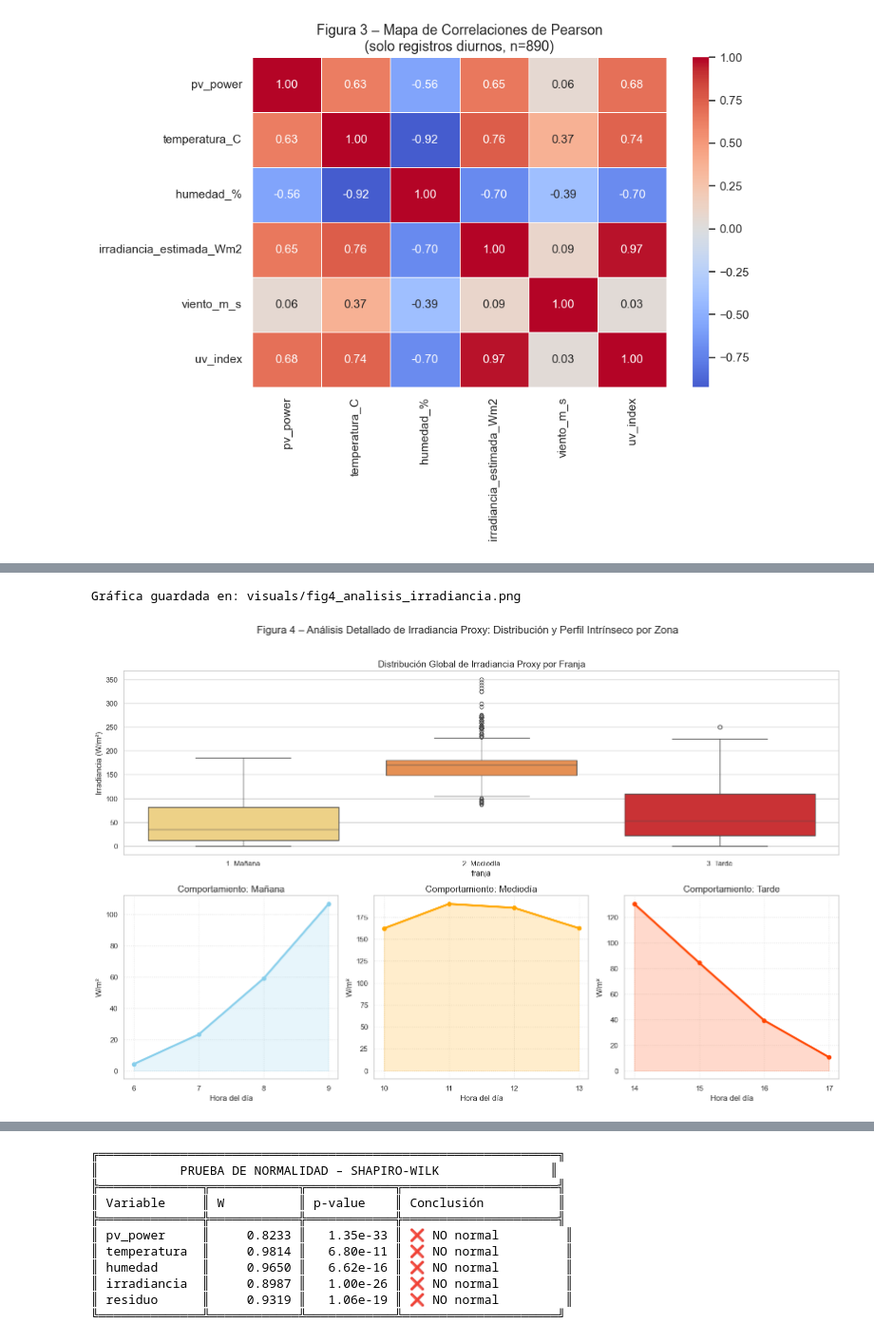
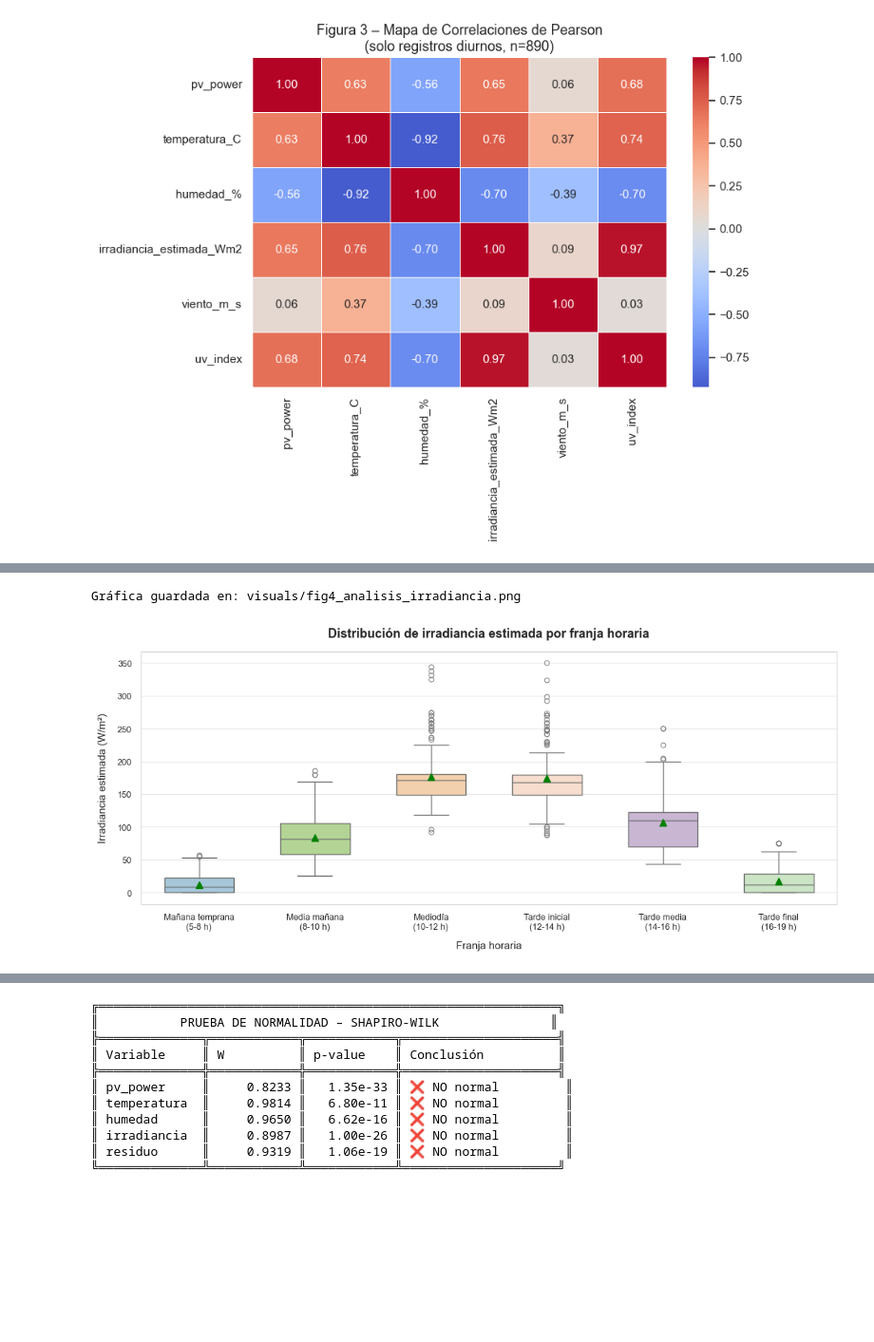
Before and after one commit to MaleBrochero/Bengali, a Jupyter notebook: Jupyter/Caso_Estudio_Solar_Malambo.ipynb, the cells around one changed output, grey strips where cells are left out. Shown at 95% size. Drawn from its saved outputs; the diff is of its cells as text; code cells hidden in the pictures; blank space fills up the shorter version.

```diff
--- a/Jupyter/Caso_Estudio_Solar_Malambo.ipynb
+++ b/Jupyter/Caso_Estudio_Solar_Malambo.ipynb
@@ -250,48 +250,70 @@ Analizaremos la distribución de la irradiancia proxy por franjas horarias para
 # %%
 def categorizar_franja(h):
-    if 6 <= h < 10: return '1. Mañana'
-    elif 10 <= h < 14: return '2. Mediodía'
-    elif 14 <= h < 18: return '3. Tarde'
-    else: return '4. Noche'
+    if 5 <= h < 8:
+        return 'Mañana temprana\n(5-8 h)'
+    elif 8 <= h < 10:
+        return 'Media mañana\n(8-10 h)'
+    elif 10 <= h < 12:
+        return 'Mediodía\n(10-12 h)'
+    elif 12 <= h < 14:
+        return 'Tarde inicial\n(12-14 h)'
+    elif 14 <= h < 16:
+        return 'Tarde media\n(14-16 h)'
+    elif 16 <= h < 19:
+        return 'Tarde final\n(16-19 h)'
+    else:
+        return 'Noche'
 
 df['franja'] = df['hora'].apply(categorizar_franja)
-df_diurno = df[df['franja'] != '4. Noche'].copy()
+df_diurno = df[df['franja'] != 'Noche'].copy()
 
-# Configuración de la figura con subplots complejos
-fig = plt.figure(figsize=(16, 10))
-gs = fig.add_gridspec(2, 3)
+orden_franjas = [
+    'Mañana temprana\n(5-8 h)',
+    'Media mañana\n(8-10 h)',
+    'Mediodía\n(10-12 h)',
+    'Tarde inicial\n(12-14 h)',
+    'Tarde media\n(14-16 h)',
+    'Tarde final\n(16-19 h)'
+]
 
-# 1. Diagrama de Caja y Bigotes (Ocupa la fila superior)
-ax_box = fig.add_subplot(gs[0, :])
-sns.boxplot(ax=ax_box, x='franja', y='irradiancia_estimada_Wm2', data=df_diurno, palette='YlOrRd')
-ax_box.set_title('Distribución Global de Irradiancia Proxy por Franja')
-ax_box.set_ylabel('Irradiancia (W/m²)')
+colores = ['#9ecae1', '#b2df8a', '#fdd0a2', '#fddbc7', '#cab2d6', '#c7e9c0']
 
-# 2. Gráficos de Línea Independientes por Zona (Fila inferior)
-franjas = ['1. Mañana', '2. Mediodía', '3. Tarde']
-colores = ['skyblue', 'orange', 'orangered']
+fig, ax = plt.subplots(figsize=(11, 5))
 
-for i, franja in enumerate(franjas):
-    ax = fig.add_subplot(gs[1, i])
-    data_f = df_diurno[df_diurno['franja'] == franja]
-    # Perfil horario promedio dentro de la franja
-    perfil_f = data_f.groupby('hora')['irradiancia_estimada_Wm2'].mean()
-    ax.plot(perfil_f.index, perfil_f.values, marker='o', color=colores[i], linewidth=3)
-    ax.fill_between(perfil_f.index, perfil_f.values, alpha=0.2, color=colores[i])
+ax.set_facecolor('white')
+ax.grid(True, which='both', color='#e5e5e5', linestyle='-', linewidth=0.7, zorder=0)
+for spine in ax.spines.values():
+    spine.set_color('#d3d3d3')
+    spine.set_linewidth(0.8)
 
-    ax.set_title(f'Comportamiento: {franja.split(". ")[1]}')
-    ax.set_xlabel('Hora del día')
-    ax.set_ylabel('W/m²')
-    ax.set_xticks(perfil_f.index)
-    ax.grid(True, linestyle=':', alpha=0.6)
+flierprops = {'marker': 'o', 'markerfacecolor': 'none', 'markeredgecolor': 'grey', 'markersize': 5, 'markeredgewidth': 0.8}
+meanprops = {'marker': '^', 'markerfacecolor': 'green', 'markeredgecolor': 'green', 'markersize': 7}
 
-plt.suptitle('Figura 4 – Análisis Detallado de Irradiancia Proxy: Distribución y Perfil Intrínseco por Zona', fontsize=16, y=1.02)
+sns.boxplot(
+    ax=ax,
+    x='franja',
+    y='irradiancia_estimada_Wm2',
+    data=df_diurno,
+    order=orden_franjas,
+    palette=colores,
+    showmeans=True,
+    meanprops=meanprops,
+    flierprops=flierprops,
+    width=0.6,
+    zorder=2
+)
+
+ax.set_title('Distribución de irradiancia estimada por franja horaria', fontsize=13, fontweight='bold', pad=15)
+ax.set_xlabel('Franja horaria', fontsize=11, labelpad=10)
+ax.set_ylabel('Irradiancia estimada (W/m²)', fontsize=11, labelpad=10)
+ax.tick_params(axis='both', which='major', labelsize=9)
+
 plt.tight_layout()
 save_vis('fig4_analisis_irradiancia.png')
 plt.show()
 # %% [output]
 Gráfica guardada en: visuals/fig4_analisis_irradiancia.png
-[figure, old version]
+[figure, new version]
 # %% [markdown]
 > **Conclusión – Análisis Estacional de Irradiancia:**
 >
```
Also changed, not shown: parts of 48 cells of this notebook, 12 other files.
